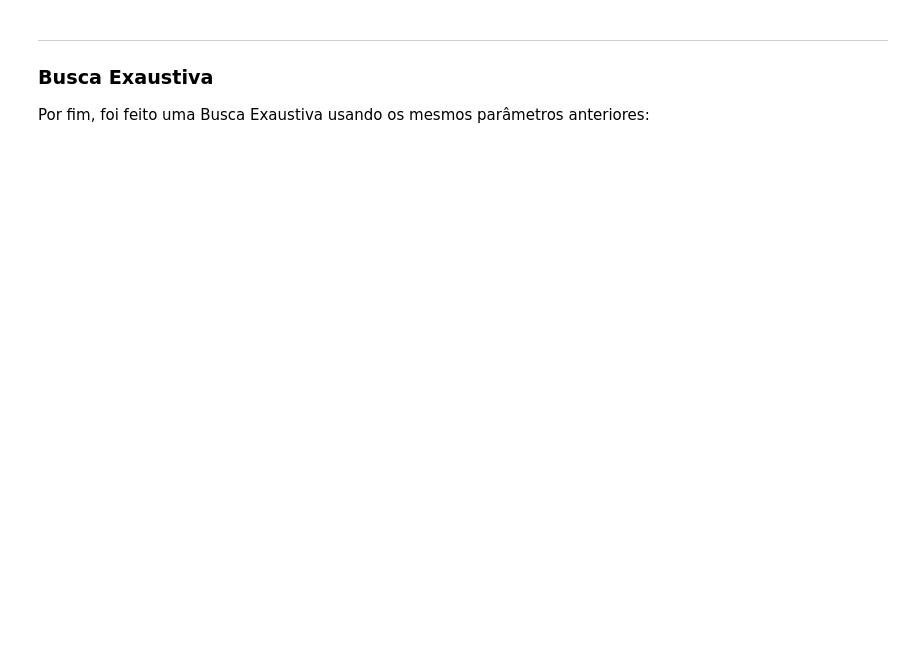
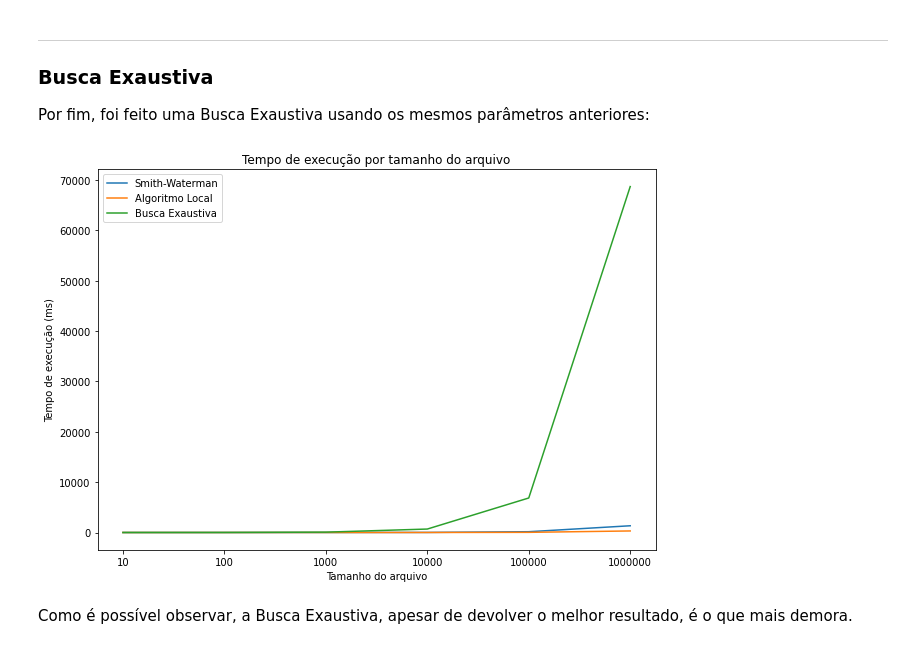
Before and after one commit to FidyBack/Heuristica, a Jupyter notebook: Relatório_Preliminar/Relatorio_Abel.ipynb, the cells around one changed output. Cells and saved outputs as stored; diff of their text form; code cells hidden in the pictures; blank space fills up the shorter version.

```diff
--- a/Relatório_Preliminar/Relatorio_Abel.ipynb
+++ b/Relatório_Preliminar/Relatorio_Abel.ipynb
@@ -134,10 +134,26 @@ for i in range(files):
     times = []
     for filename in os.listdir(f'entradas_{i+1}'):
         with open(f'entradas_{i+1}/{filename}', 'r') as f:
-            proc = subprocess.run(['./her'], stdin=f, stdout=subprocess.PIPE)
+            proc = subprocess.run(['./exaust'], stdin=f, stdout=subprocess.PIPE)
             out = proc.stdout.decode('utf-8')
 
             if 'Tempo' in out:
                 times.append(float(out.split('\n')[-2].split(' ')[-2]))
 
     means3.append(sum(times) / len(times))
+# %%
+sizes3 = ['10', '100', '1000', '10000', '100000', '1000000']
+
+plt.figure(figsize = (10, 7))
+plt.plot(sizes1, means1)
+plt.plot(sizes2, means2)
+plt.plot(sizes3, means3)
+plt.legend(['Smith-Waterman', 'Algoritmo Local', 'Busca Exaustiva'])
+plt.xlabel('Tamanho do arquivo')
+plt.ylabel('Tempo de execução (ms)')
+plt.title('Tempo de execução por tamanho do arquivo')
+plt.show()
+# %% [output]
+[figure, added]
+# %% [markdown]
+Como é possível observar, a Busca Exaustiva, apesar de devolver o melhor resultado, é o que mais demora.
```
Also changed, not shown: parts of 2 cells of this notebook, 8 other files.
